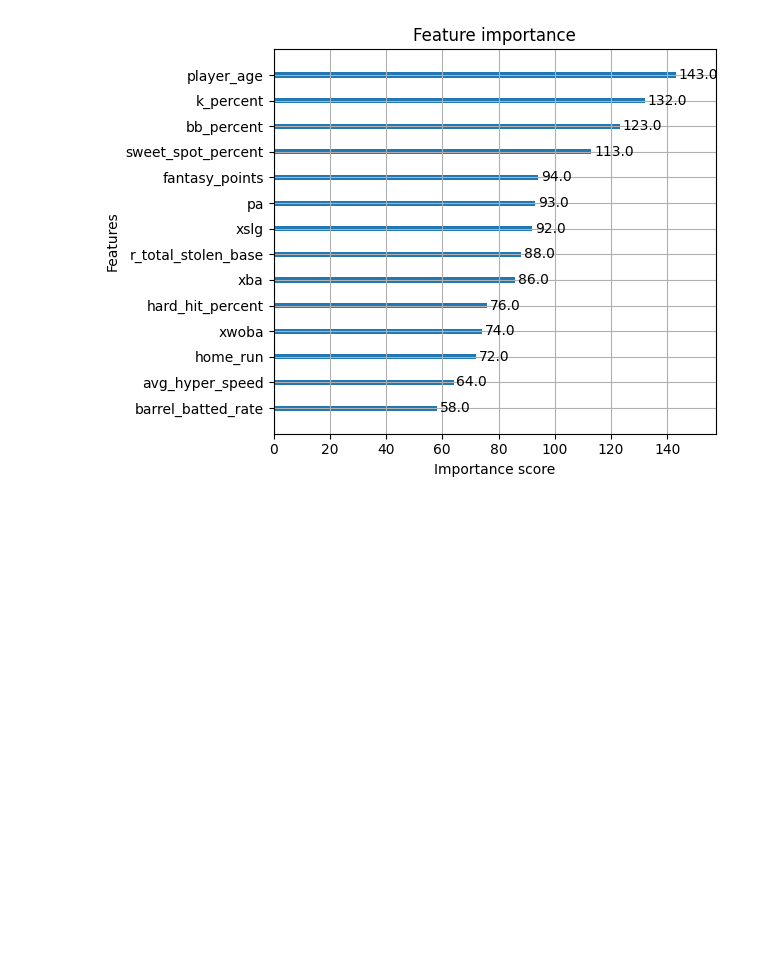
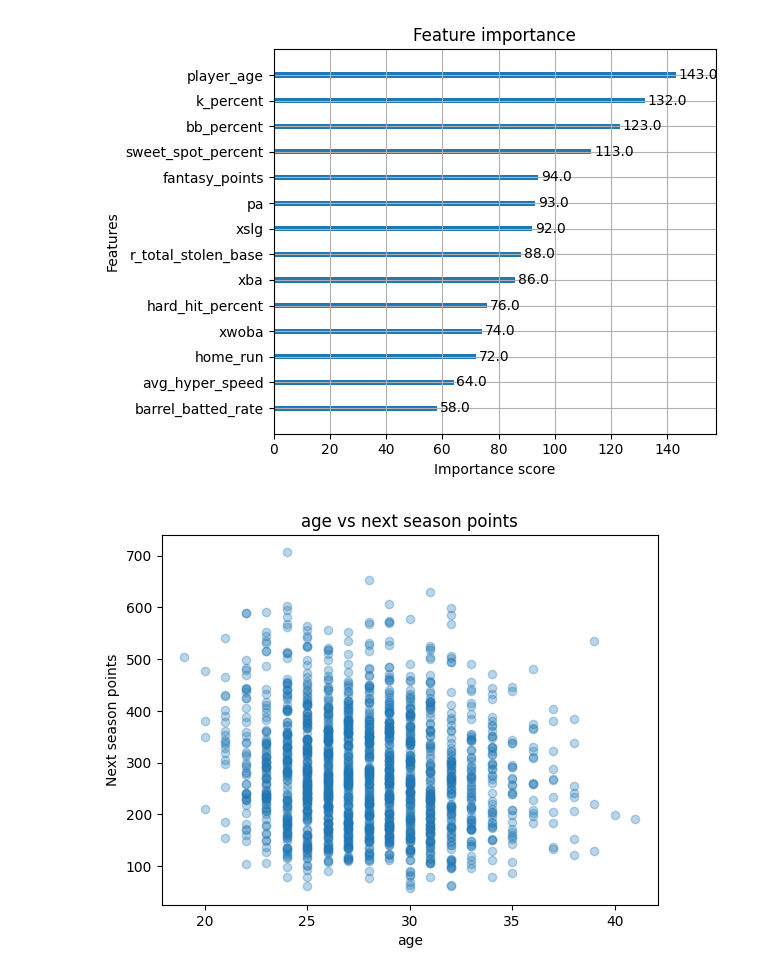
Before and after one commit to Gabriel-Molina123/baseball-fantasy-projections, a Jupyter notebook: notebooks/02_modelTest.ipynb, the cells around one changed output. Drawn from its saved outputs; the diff is of its cells as text; code cells hidden in the pictures; blank space fills up the shorter version.

```diff
--- a/notebooks/02_modelTest.ipynb
+++ b/notebooks/02_modelTest.ipynb
@@ -239,3 +239,11 @@ plt.tight_layout()
 plt.show()
 # %% [output]
 [figure]
+# %%
+plt.scatter(model_data_2["player_age"], model_data_2["next_season_points"], alpha=0.3)
+plt.xlabel("age")
+plt.ylabel("Next season points")
+plt.title("age vs next season points")
+plt.show()
+# %% [output]
+[figure, added]
```
Also changed, not shown: parts of 20 cells of this notebook.
